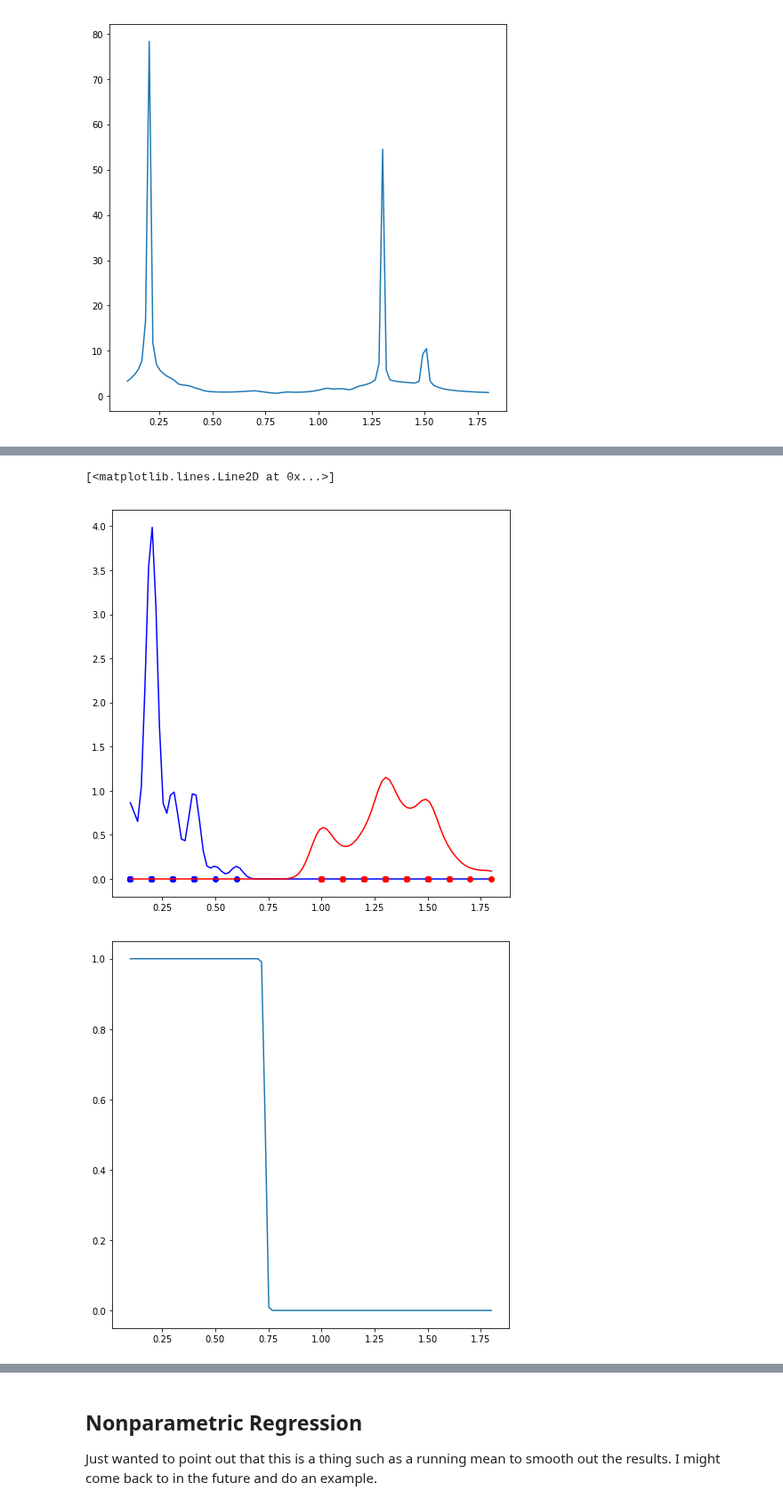
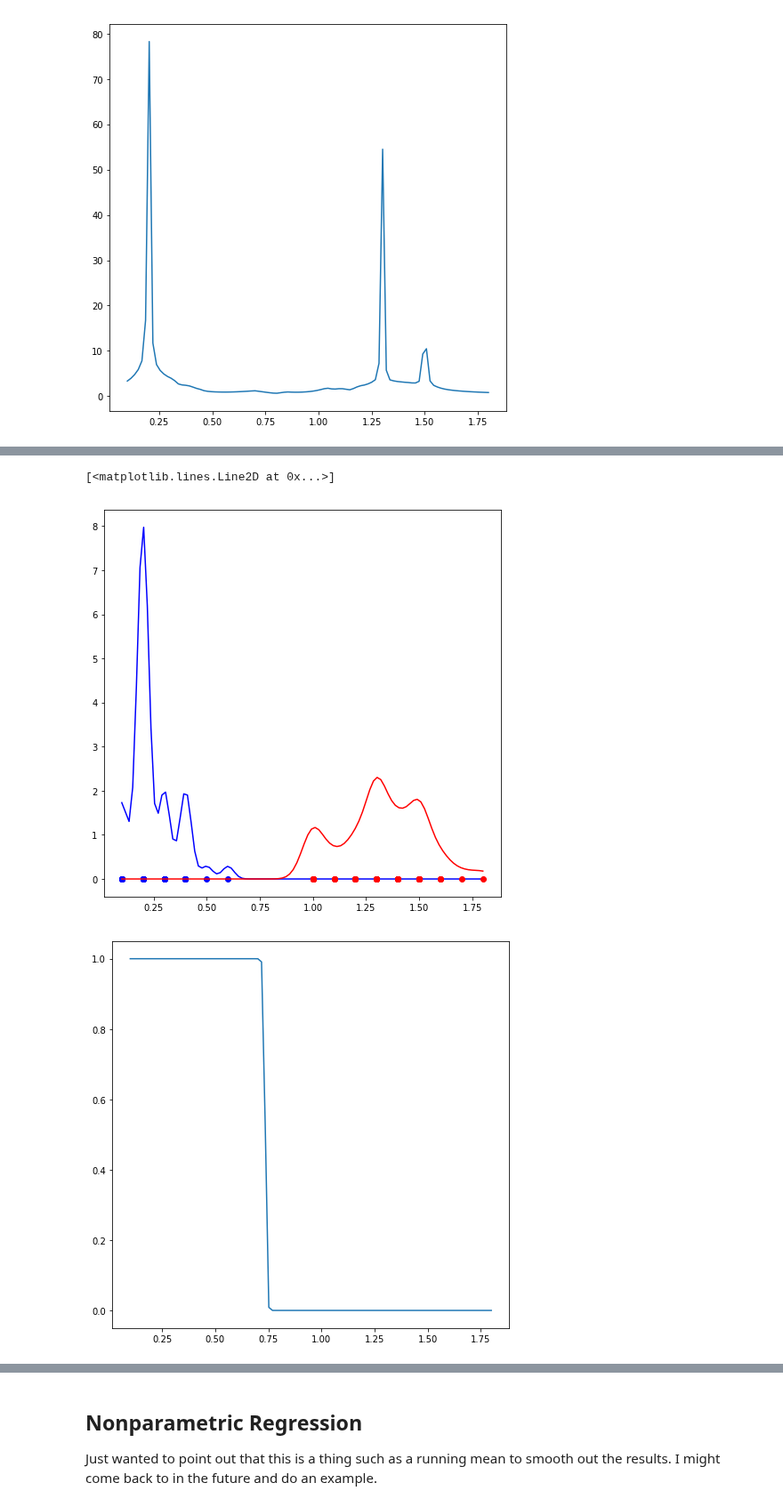
Before and after one commit to Aiden0/machine_learning, a Jupyter notebook: Machine Learning Notebook/4_Kernel_density_estimates.ipynb, the cells around one changed output, grey strips where cells are left out. Shown at 89% size. Drawn from its saved outputs; the diff is of its cells as text; code cells hidden in the pictures.

```diff
--- a/Machine Learning Notebook/4_Kernel_density_estimates.ipynb
+++ b/Machine Learning Notebook/4_Kernel_density_estimates.ipynb
@@ -202,39 +206,38 @@ $$P(C_i|x) = \frac{\frac{1}{Nh^d} \sum_t^N K(\frac{x-x_t}{h})r_{i,t}}{\sum_k p(x
 #new X data points using linspace
 x = np.linspace(min(X), max(X),100)
 
 #Build model using data
 kmodel1 = gaussian_kde(X[Y==0],0.26)
 kmodel2 = gaussian_kde(X[Y==1],0.26)
-X1le = len(X[Y==0])
-X2le = len(X[Y==0])
-Xle = len(X)
+
 
 #determine liklehood of new x data P(x|Ci)
-P1 = kmodel1(x)*X1le/Xle
-P2 = kmodel2(x)*X2le/Xle
+#excluding the common factor of 1/Nh
+P1 = kmodel1(x)
+P2 = kmodel2(x)
 #Work out the prior
 prior = P1/(P1+P2)
 
 
 
 fig, axes = plt.subplots(figsize=(8, 8))
 
 axes.plot(x,P1,'b')
-axes.plot(X[Y==0],np.zeros(X1le),'bo')
+axes.plot(X[Y==0],np.zeros(len(X[Y==0])),'bo')
 axes.plot(x,P2,'r')
-axes.plot(X[Y==1],np.zeros(X2le),'ro')
+axes.plot(X[Y==1],np.zeros(len(X[Y==0])),'ro')
 
 fig, axes2 = plt.subplots(figsize=(8, 8))
 axes2.plot(x,prior)
 
 # for ax,h in zip(axes.ravel(),width):
 #     #build model
 #     kmodel = gaussian_kde(X,)
 #     #output pdf using x linspace data
 #     pdfmodel = kmodel(x)
 #     ax.plot(pdfmodel)
 #     ax.set_title("Width(h): {}".format(round(h,4)))
 # %% [output]
 [<matplotlib.lines.Line2D at 0x...>]
-[figure, old version]
+[figure, new version]
 [figure]
```
Also changed, not shown: parts of 9 cells of this notebook.
